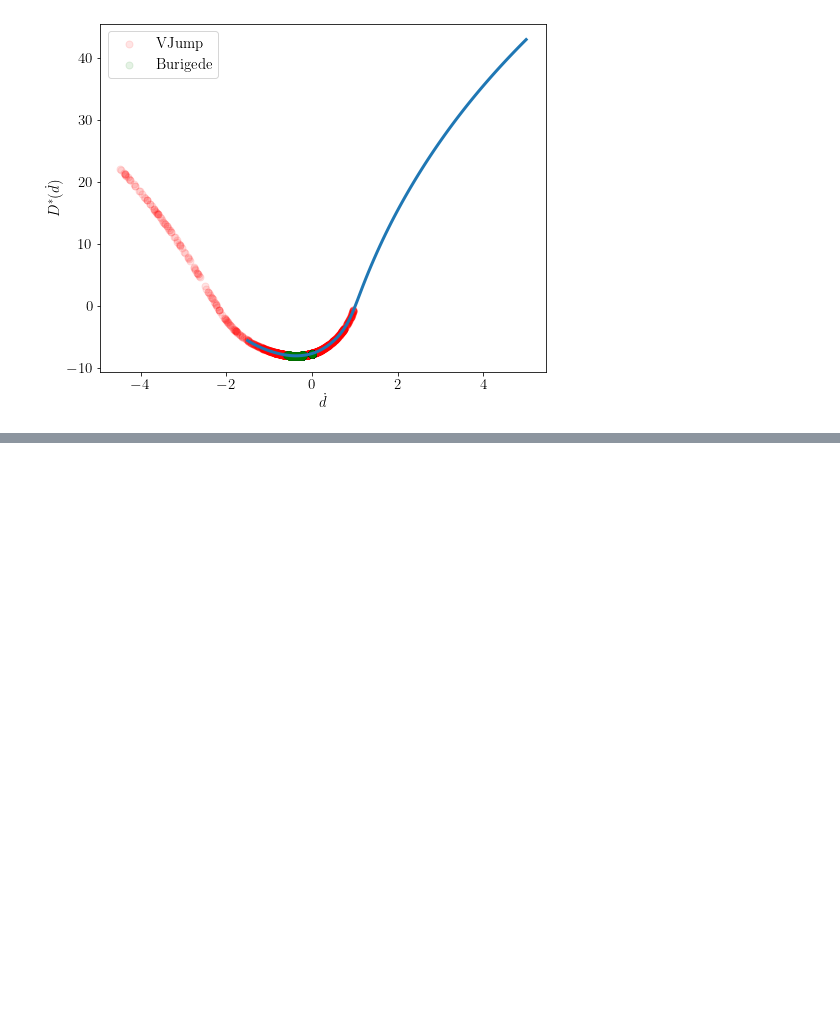
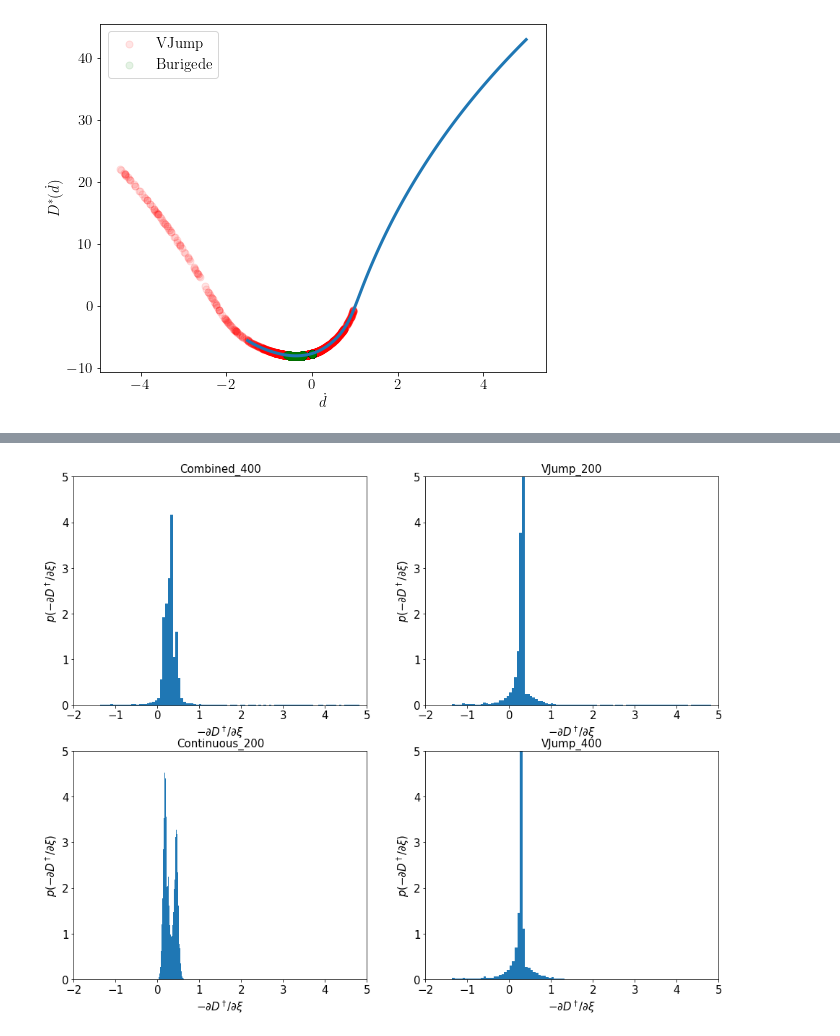
Before and after one commit to Shengduo/RateAndStateWithPotential, a Jupyter notebook: PlotPotentials.ipynb, the cells around one changed output, grey strips where cells are left out. Saved outputs shown, nothing was run; the diff lists cells and outputs as text; code cells hidden in the pictures; blank space fills up the shorter version.

```diff
--- a/PlotPotentials.ipynb
+++ b/PlotPotentials.ipynb
@@ -303,0 +431,18 @@ Text(0, 0.5, '$D^*(\\dot{d})$')
+# %%
+# Plot distribution of \xi
+# Set up histograms
+fsize = 15
+fig, axs = plt.subplots(nrows = 2, ncols = 2, figsize = (16, 12.8))
+nBins = 100
+
+# Loop through dataPrefixs
+for idx, dataPrefix in enumerate(dataPrefixs):
+    axs[idx // 2][idx % 2].tick_params(axis='both', which='major', labelsize=fsize)
+    axs[idx // 2][idx % 2].hist(myDins[idx], bins=nBins, density=True)
+    axs[idx // 2][idx % 2].set_xlabel("$-\partial D^\dagger / \partial \\xi$", fontsize=fsize)
+    axs[idx // 2][idx % 2].set_ylabel("$p(-\partial D^\dagger / \partial \\xi)$", fontsize=fsize)
+    axs[idx // 2][idx % 2].set_xlim(-2, 5)
+    axs[idx // 2][idx % 2].set_ylim(0., 5.)
+    axs[idx // 2][idx % 2].set_title(plotTitles[idx], fontsize=fsize)
+# %% [output]
+[figure, added]
```
Also changed, not shown: parts of 8 cells of this notebook, 12 other files.
